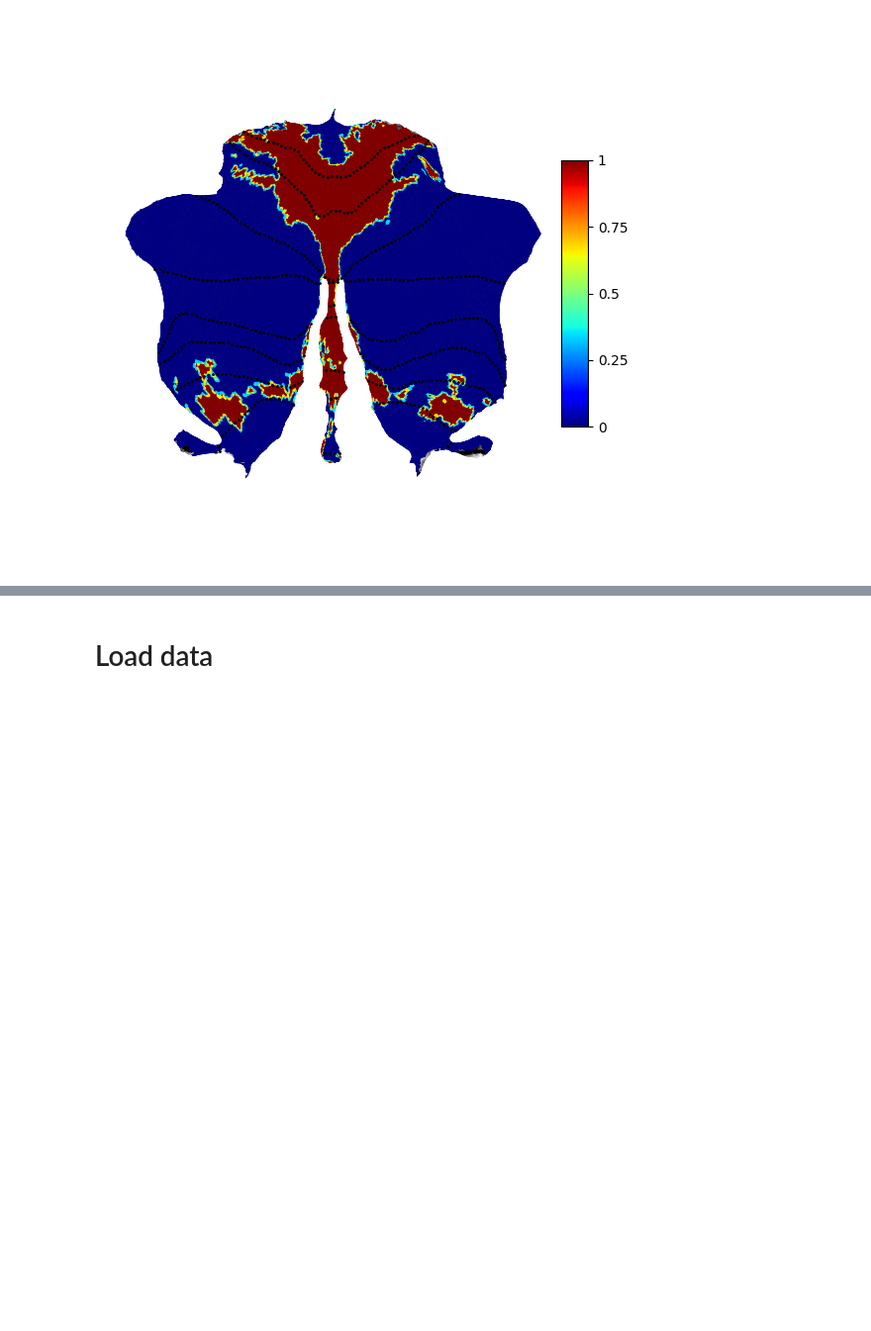
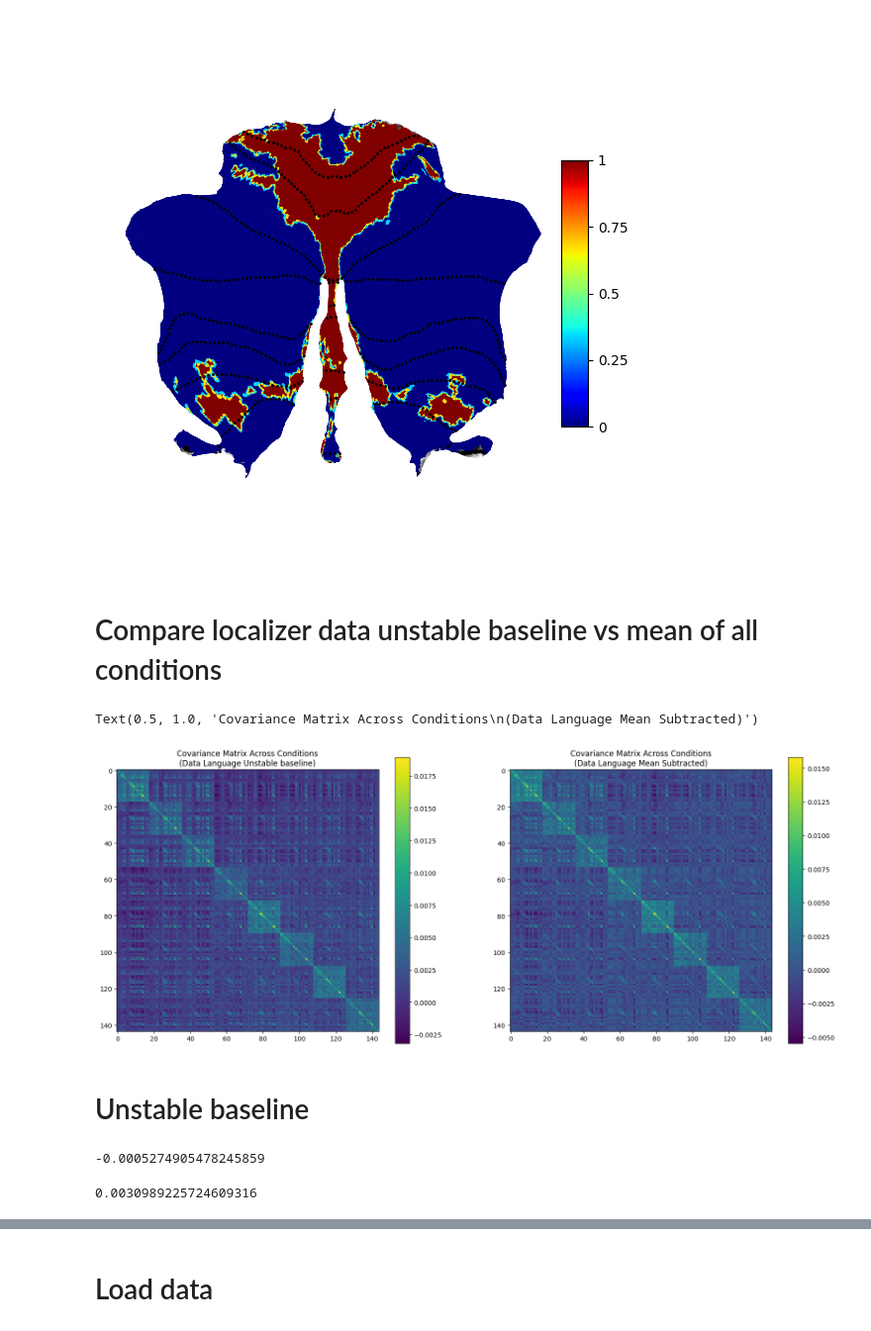
Before and after one commit to DiedrichsenLab/MultiTaskBattery, a Jupyter notebook: notebooks/find_multitasks.ipynb, the cells around one changed output, grey strips where cells are left out. Shown at 99% size. Drawn from its saved outputs; the diff is of its cells as text; code cells hidden in the pictures; blank space fills up the shorter version.

```diff
--- a/notebooks/find_multitasks.ipynb
+++ b/notebooks/find_multitasks.ipynb
@@ -37,3 +45,33 @@ flatmap.plot(data=surface, new_figure=True, colorbar=True, render='matplotlib')
 # %% [output]
 <Axes: >
 [figure]
+# %% [markdown]
+# Compare localizer data unstable baseline vs mean of all conditions
+# %%
+Language_dataset = DataSetLanguage(f'{base_dir}/Language')
+data_language_unstable,info_language  =Language_dataset.get_data(space='SUIT3',ses_id='ses-localizer_cond',type='CondRun')
+data_language_unstable = np.nanmean(data_language_unstable,axis =0)
+mean_across_conds = np.nanmean(data_language_unstable,axis =0)
+data_language_mean_subtracted = data_language_unstable - mean_across_conds
+# %%
+data_language_unstable_clean = np.nan_to_num(data_language_unstable, nan=0.0)
+data_language_mean_subtracted_clean = np.nan_to_num(data_language_mean_subtracted, nan=0.0)
+
+# Now compute the covariance matrix across conditions
+cov_matrix_unstable = np.cov(data_language_unstable_clean.T, rowvar=False)
+cov_matrix_conditions_mean_subtracted = np.cov(data_language_mean_subtracted_clean.T, rowvar=False)
+# %%
+plt.figure(figsize=(20, 8))
+
+plt.subplot(1, 2, 1)
+plt.imshow(cov_matrix_unstable)
+plt.colorbar()
+plt.title('Covariance Matrix Across Conditions\n(Data Language Unstable baseline)')
+
+plt.subplot(1, 2, 2)
+plt.imshow(cov_matrix_conditions_mean_subtracted,)
+plt.colorbar()
+plt.title('Covariance Matrix Across Conditions\n(Data Language Mean Subtracted)')
+# %% [output]
+Text(0.5, 1.0, 'Covariance Matrix Across Conditions\n(Data Language Mean Subtracted)')
+[figure, added]
@@ -39,0 +85,31 @@ flatmap.plot(data=surface, new_figure=True, colorbar=True, render='matplotlib')
+# %% [markdown]
+# Unstable baseline
+# %%
+sum_cov_diff_tasks_diff_runs = 0.0
+count = 0
+
+
+for i in range(n_conditions):
+    for j in range(i , n_conditions):
+        if task_labels[i] != task_labels[j] and run_labels[i] != run_labels[j]:
+            sum_cov_diff_tasks_diff_runs += cov_matrix_conditions_mean_subtracted[i, j]
+            count += 1
+
+variance_4 = sum_cov_diff_tasks_diff_runs /count
+print(variance_4)
+# %% [output]
+-0.0005274905478245859
+# %%
+sum_cov_same_tasks_diff_runs = 0.0
+count = 0
+
+for i in range(len(task_labels)):
+    for j in range(i , len(task_labels)):
+        if task_labels[i] == task_labels[j] and run_labels[i] != run_labels[j]:
+            sum_cov_same_tasks_diff_runs += cov_matrix_unstable[i, j]
+            count += 1
+
+variance_3 = sum_cov_same_tasks_diff_runs / count
+print(variance_3)
+# %% [output]
+0.0030989225724609316
```
Also changed, not shown: parts of 26 cells of this notebook, 5 other files.
